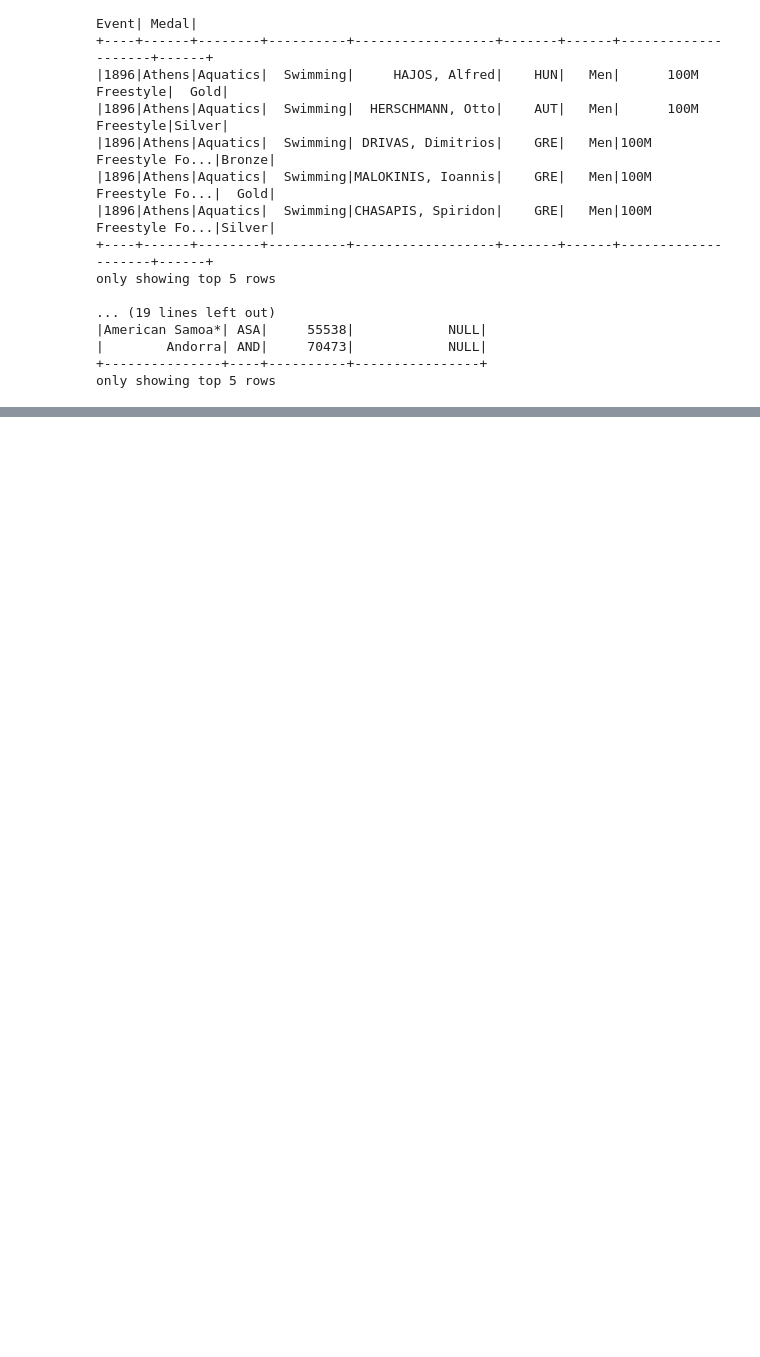
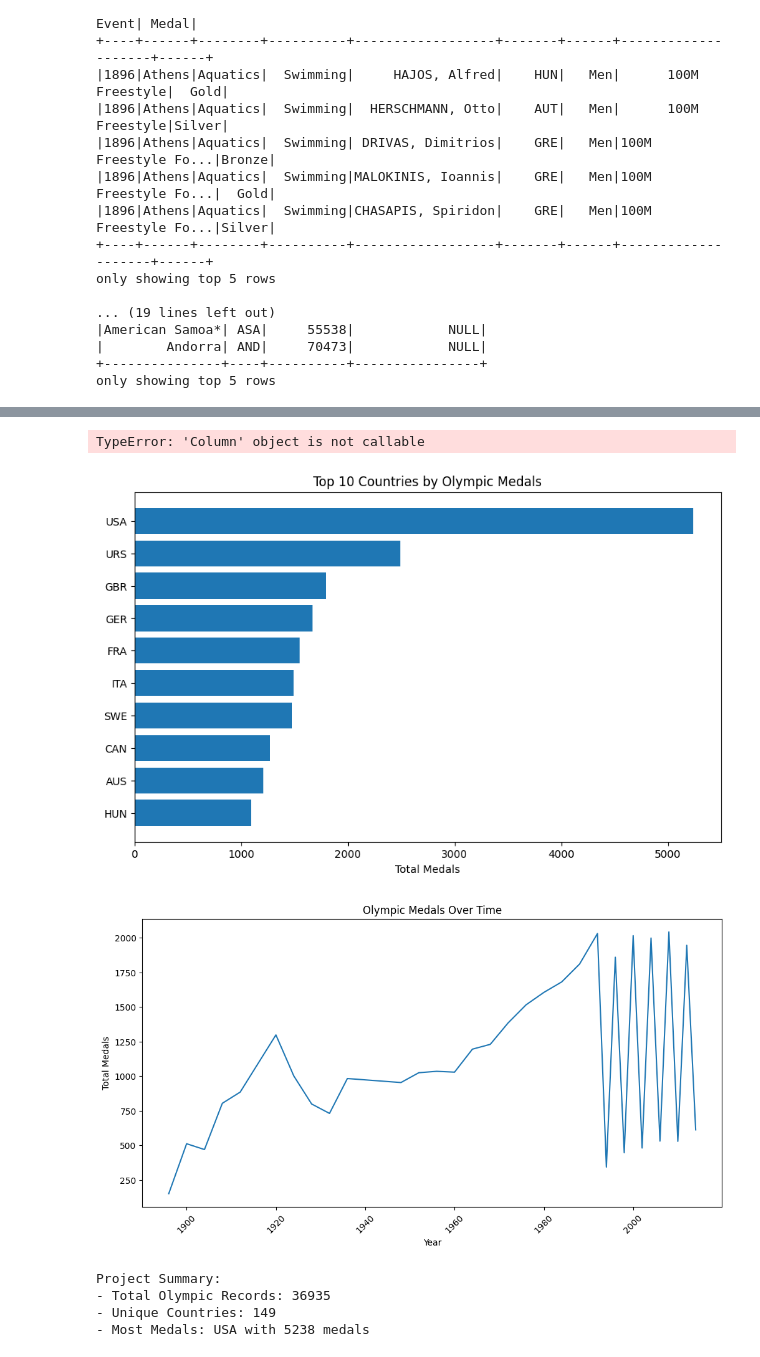
Before and after one commit to shashigew/Big-Data-Project, a Jupyter notebook: Country_Wise_Medal_Analysis.ipynb, the cells around one changed output, grey strips where cells are left out. Cells and saved outputs as stored; diff of their text form; code cells hidden in the pictures; blank space fills up the shorter version.

```diff
--- a/Country_Wise_Medal_Analysis.ipynb
+++ b/Country_Wise_Medal_Analysis.ipynb
@@ -110,0 +101,18 @@ AnalysisException: [UNRESOLVED_COLUMN.WITH_SUGGESTION] A column or function para
+# %%
+# Clean Olympics: Filter valid medals, standardize Country codes, extract Year as int
+df_olympics_clean = df_olympics.filter(col("Medal").isin("Gold", "Silver", "Bronze")) \
+    .withColumn("YearInt", col("Year").cast(IntegerType())) \
+    .dropna(subset=["Country", "Medal"])
+
+# Clean Dictionary: Cast types, handle missing GDP/Pop
+df_dict_clean = df_dict.withColumn("Population", col("Population").cast(IntegerType())) \
+    .withColumn("GDP per Capita", col("GDP per Capita").cast(DoubleType())) \
+    .fillna({"Population": 0, "GDP per Capita": 0.0})
+
+# Join on Country code (assuming Olympics uses 3-letter codes like 'USA')
+df_joined = df_olympics_clean.join(df_dict_clean, df_olympics_clean.Country == df_dict_clean.Code, "left") \
+    .drop(df_dict_clean.Country) # Drop the redundant Country column from the dictionary dataframe after join
+
+# Show sample
+df_joined.select("YearInt", df_olympics_clean.Country, "Sport", "Medal", "Population", "GDP per Capita").show(10)
+print(f"Total rows after join: {df_joined.count()}")
@@ -110,0 +224,60 @@ AnalysisException: [UNRESOLVED_COLUMN.WITH_SUGGESTION] A column or function para
+# %%
+# Prep features: Aggregate medals per country, use log(pop) to handle scale
+country_medals = df_joined.groupBy("Country", "Code", "Population", "GDP per Capita").agg(
+    spark_sum(when(col("Medal").isin("Gold", "Silver", "Bronze"), 1).otherwise(0)).alias("TotalMedals")
+).filter(col("Population") > 0).withColumn("LogPop", lit(1) + col("Population").cast(DoubleType()).log())
+
+# Features for ML
+assembler = VectorAssembler(inputCols=["GDP per Capita", "LogPop"], outputCol="features")
+df_ml = assembler.transform(country_medals).select("TotalMedals", "features")
+
+# Split train/test
+train_data, test_data = df_ml.randomSplit([0.8, 0.2])
+
+# Train model
+lr = LinearRegression(featuresCol="features", labelCol="TotalMedals")
+lr_model = lr.fit(train_data)
+
+# Predictions
+predictions = lr_model.transform(test_data)
+evaluator = RegressionEvaluator(labelCol="TotalMedals", predictionCol="prediction", metricName="rmse")
+rmse = evaluator.evaluate(predictions)
+print(f"RMSE: {rmse}")
+
+# Coefficients
+print("Coefficients: GDP Impact =", lr_model.coefficients[0], "| LogPop Impact =", lr_model.coefficients[1])
+# %% [output]
+TypeError: 'Column' object is not callable
+# %%
+# Convert top results to Pandas for plotting
+top_countries_pd = medal_counts.limit(10).toPandas()
+
+plt.figure(figsize=(10, 6))
+plt.barh(top_countries_pd['Country'], top_countries_pd['TotalMedals'])
+plt.xlabel('Total Medals')
+plt.title('Top 10 Countries by Olympic Medals')
+plt.gca().invert_yaxis()
+plt.show()
+
+# Yearly trend plot
+yearly_pd = yearly_medals.toPandas()
+plt.figure(figsize=(12, 6))
+plt.plot(yearly_pd['YearInt'], yearly_pd['TotalMedals'])
+plt.xlabel('Year')
+plt.ylabel('Total Medals')
+plt.title('Olympic Medals Over Time')
+plt.xticks(rotation=45)
+plt.show()
+
+# Summary report
+print("Project Summary:")
+print(f"- Total Olympic Records: {df_olympics.count()}")
+print(f"- Unique Countries: {df_olympics.select('Country').distinct().count()}")
+print(f"- Most Medals: {top_countries_pd.iloc[0]['Country']} with {top_countries_pd.iloc[0]['TotalMedals']} medals")
+# %% [output]
+[figure, added]
+[figure, added]
+Project Summary:
+- Total Olympic Records: 36935
+- Unique Countries: 149
+- Most Medals: USA with 5238 medals
```
Also changed, not shown: parts of 11 cells of this notebook.
